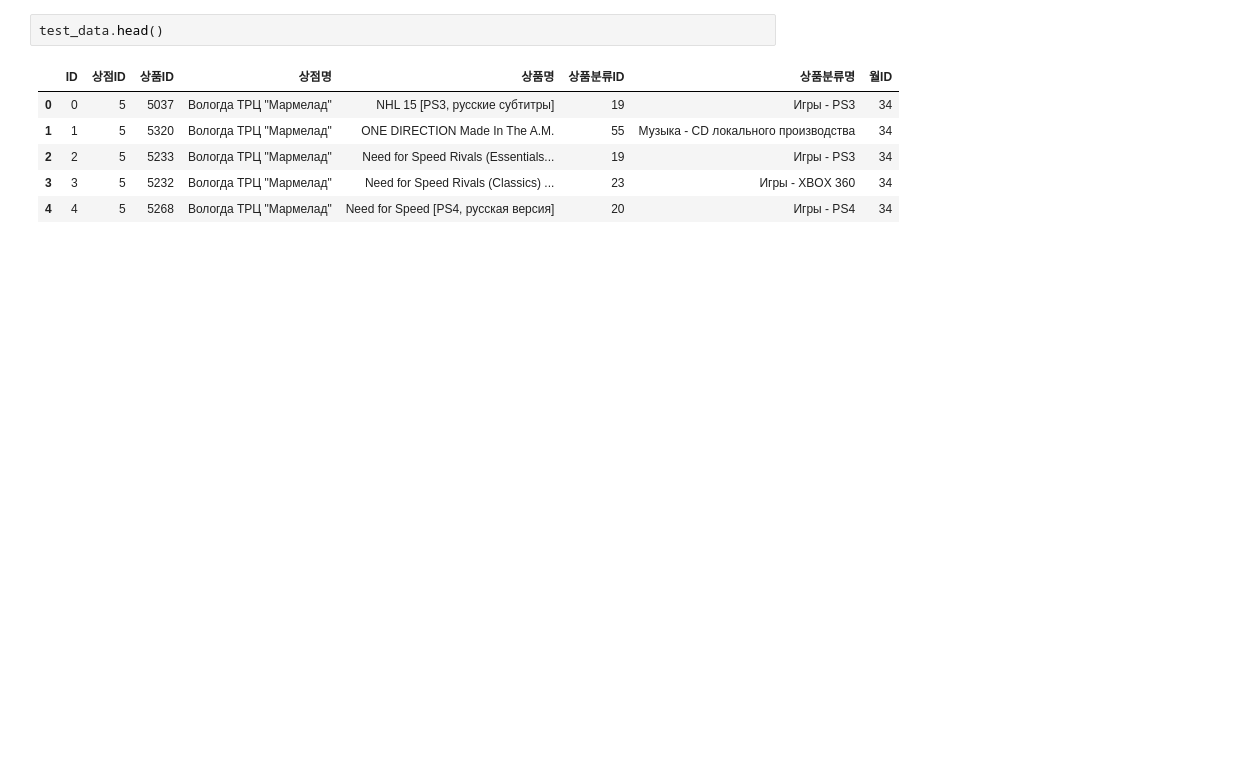
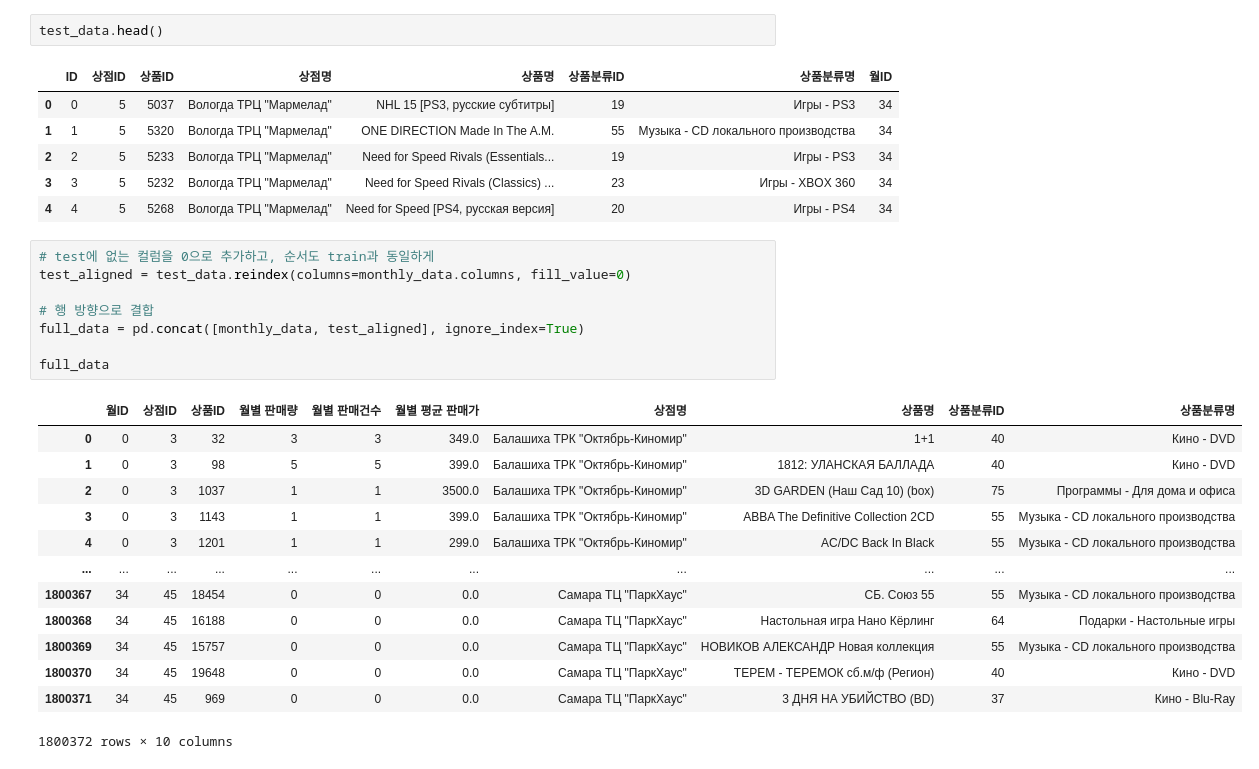
Before and after one commit to penum1227/Basic_machine_learning, a Jupyter notebook: data_preprocess.ipynb, the cells around one changed output. Cells and saved outputs as stored; diff of their text form; blank space fills up the shorter version.

```diff
--- a/data_preprocess.ipynb
+++ b/data_preprocess.ipynb
@@ -344,3 +354,25 @@ test_data.head()
 | 2 | 2 | 5 | 5233 | Вологда ТРЦ "Мармелад" | Need for Speed Rivals (Essentials... | 19 | Игры - PS3 | 34 |
 | 3 | 3 | 5 | 5232 | Вологда ТРЦ "Мармелад" | Need for Speed Rivals (Classics) ... | 23 | Игры - XBOX 360 | 34 |
 | 4 | 4 | 5 | 5268 | Вологда ТРЦ "Мармелад" | Need for Speed [PS4, русская версия] | 20 | Игры - PS4 | 34 |
+# %%
+# test에 없는 컬럼을 0으로 추가하고, 순서도 train과 동일하게
+test_aligned = test_data.reindex(columns=monthly_data.columns, fill_value=0)
+
+# 행 방향으로 결합
+full_data = pd.concat([monthly_data, test_aligned], ignore_index=True)
+
+full_data
+# %% [output]
+|  | 월ID | 상점ID | 상품ID | 월별 판매량 | 월별 판매건수 | 월별 평균 판매가 | 상점명 | 상품명 | 상품분류ID | 상품분류명 |
+| 0 | 0 | 3 | 32 | 3 | 3 | 349.0 | Балашиха ТРК "Октябрь-Киномир" | 1+1 | 40 | Кино - DVD |
+| 1 | 0 | 3 | 98 | 5 | 5 | 399.0 | Балашиха ТРК "Октябрь-Киномир" | 1812: УЛАНСКАЯ БАЛЛАДА | 40 | Кино - DVD |
+| 2 | 0 | 3 | 1037 | 1 | 1 | 3500.0 | Балашиха ТРК "Октябрь-Киномир" | 3D GARDEN (Наш Сад 10) (box) | 75 | Программы - Для дома и офиса |
+| 3 | 0 | 3 | 1143 | 1 | 1 | 399.0 | Балашиха ТРК "Октябрь-Киномир" | ABBA The Definitive Collection 2CD | 55 | Музыка - CD локального производства |
+| 4 | 0 | 3 | 1201 | 1 | 1 | 299.0 | Балашиха ТРК "Октябрь-Киномир" | AC/DC Back In Black | 55 | Музыка - CD локального производства |
+| ... | ... | ... | ... | ... | ... | ... | ... | ... | ... | ... |
+| 1800367 | 34 | 45 | 18454 | 0 | 0 | 0.0 | Самара ТЦ "ПаркХаус" | СБ. Союз 55 | 55 | Музыка - CD локального производства |
+| 1800368 | 34 | 45 | 16188 | 0 | 0 | 0.0 | Самара ТЦ "ПаркХаус" | Настольная игра Нано Кёрлинг | 64 | Подарки - Настольные игры |
+| 1800369 | 34 | 45 | 15757 | 0 | 0 | 0.0 | Самара ТЦ "ПаркХаус" | НОВИКОВ АЛЕКСАНДР Новая коллекция | 55 | Музыка - CD локального производства |
+| 1800370 | 34 | 45 | 19648 | 0 | 0 | 0.0 | Самара ТЦ "ПаркХаус" | ТЕРЕМ - ТЕРЕМОК сб.м/ф (Регион) | 40 | Кино - DVD |
+| 1800371 | 34 | 45 | 969 | 0 | 0 | 0.0 | Самара ТЦ "ПаркХаус" | 3 ДНЯ НА УБИЙСТВО (BD) | 37 | Кино - Blu-Ray |
+1800372 rows × 10 columns
```
Also changed, not shown: parts of 18 cells of this notebook, 1 other file.
